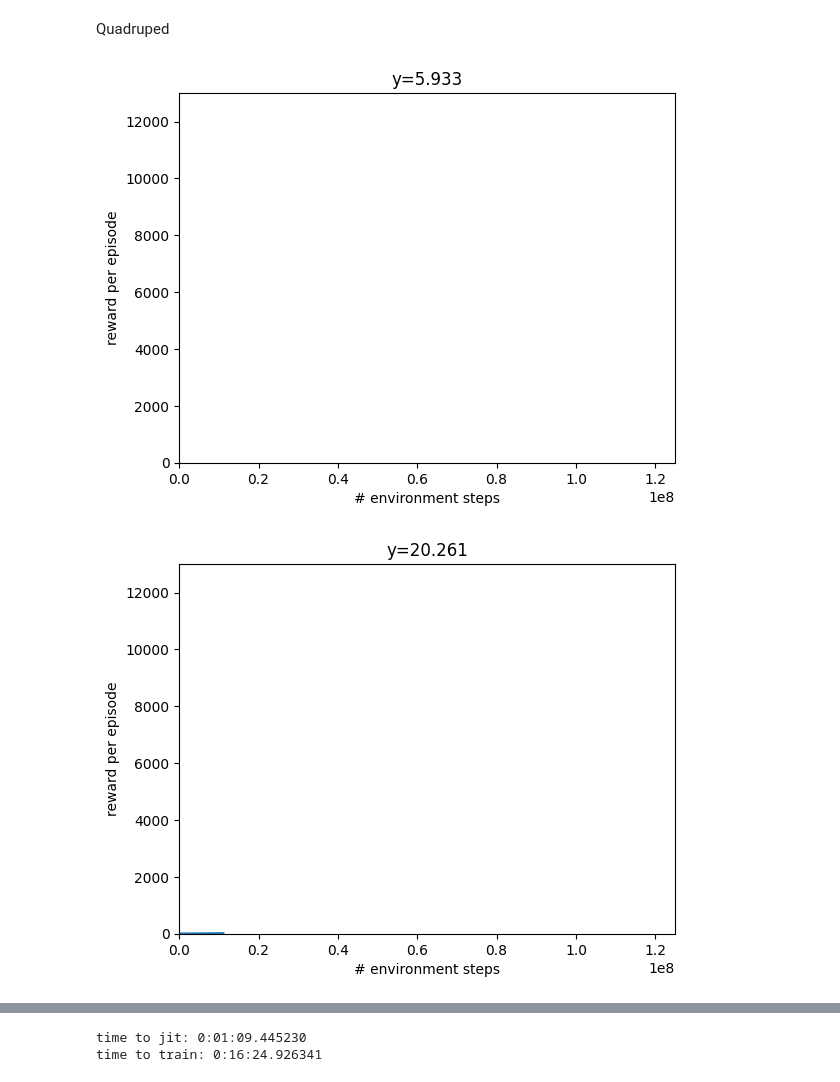
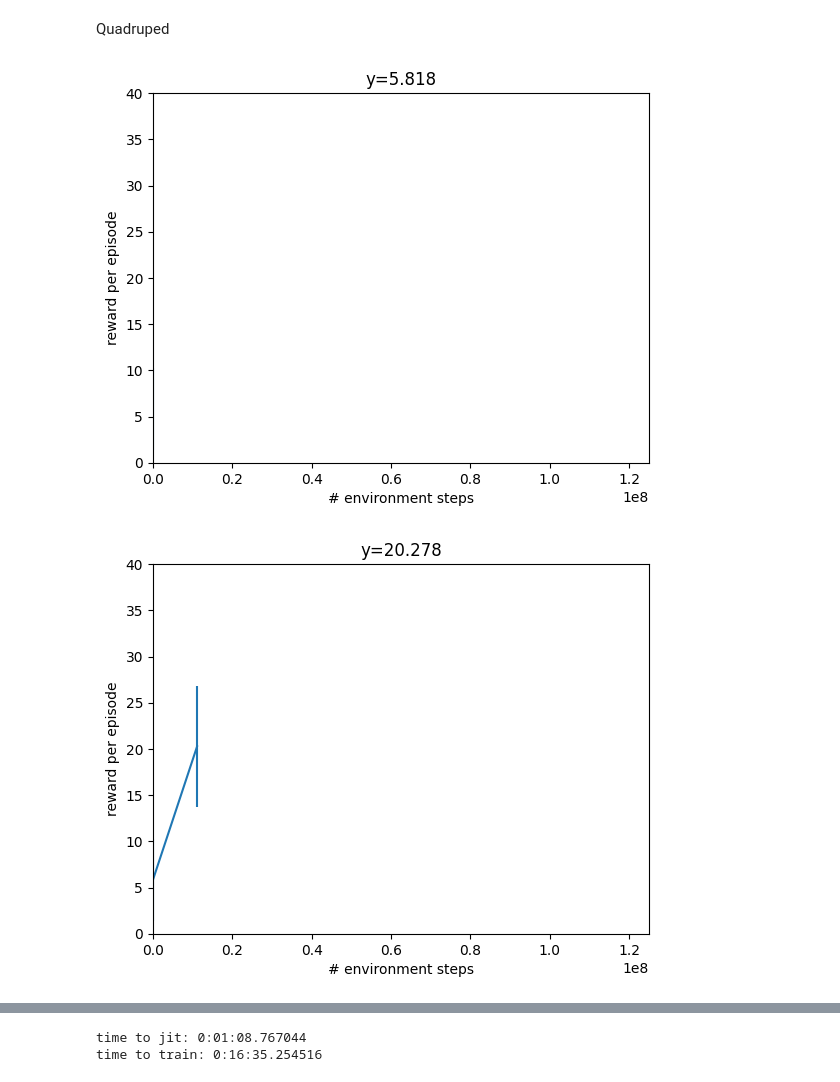
Before and after one commit to asarmadi/reinforcement_learning_mjx, a Jupyter notebook: Barkour.ipynb, the cells around one changed output, grey strips where cells are left out. Drawn from its saved outputs; the diff is of its cells as text; code cells hidden in the pictures.

```diff
--- a/Barkour.ipynb
+++ b/Barkour.ipynb
@@ -492,12 +492,6 @@ ydataerr = []
 times = [datetime.now()]
 max_y, min_y = 40, 0
 
-x_data = []
-y_data = []
-ydataerr = []
-times = [datetime.now()]
-
-max_y, min_y = 13000, 0
 def progress(num_steps, metrics):
   plt.figure(0)
   times.append(datetime.now())
@@ -505,32 +499,32 @@ def progress(num_steps, metrics):
   y_data.append(metrics['eval/episode_reward'])
   ydataerr.append(metrics['eval/episode_reward_std'])
 
   plt.xlim([0, train_fn.keywords['num_timesteps'] * 1.25])
   plt.ylim([min_y, max_y])
 
   plt.xlabel('# environment steps')
   plt.ylabel('reward per episode')
   plt.title(f'y={y_data[-1]:.3f}')
 
   plt.errorbar(
       x_data, y_data, yerr=ydataerr)
   #plt.savefig("./Figs/plot.png")
   plt.show()
 
 # Reset environments since internals may be overwritten by tracers from the
 # domain randomization function.
 env = envs.get_environment(env_name)
 eval_env = envs.get_environment(env_name)
 make_inference_fn, params, _= train_fn(environment=env,
                                        progress_fn=progress,
                                        eval_env=eval_env)
 
 print(f'time to jit: {times[1] - times[0]}')
 print(f'time to train: {times[-1] - times[1]}')
 
 # Save and reload params.
 model_path = '/tmp/mjx_brax_quadruped_policy'
 model.save_params(model_path, params)
 # %% [output]
-[figure, old version]
+[figure, new version]
-[figure, old version]
+[figure, new version]
@@ -545,5 +539,5 @@ model.save_params(model_path, params)
-time to jit: 0:01:09.445230
-time to train: 0:16:24.926341
+time to jit: 0:01:08.767044
+time to train: 0:16:35.254516
 # %%
 params = model.load_params(model_path)
 
```
Also changed, not shown: parts of 1 cell of this notebook.
